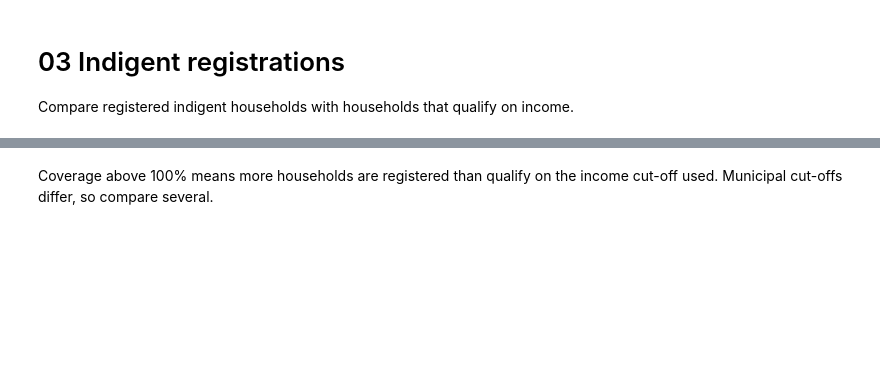
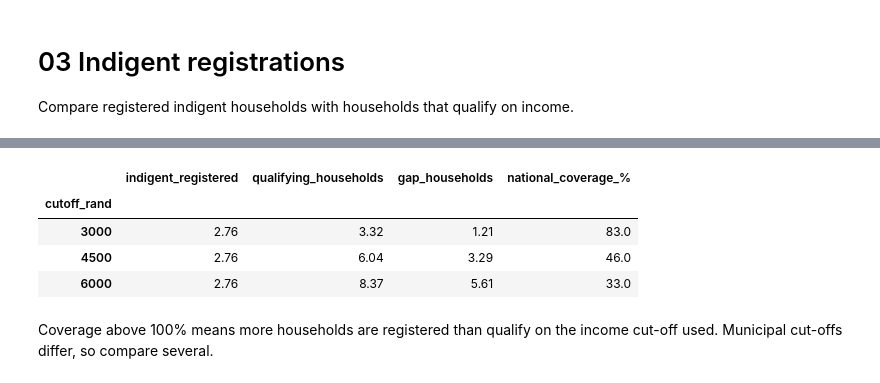
Before and after one commit to mmjmokoena-sketch/sa-electricity-nonpayment, a Jupyter notebook: projects/a_who_pays/notebooks/03_indigent_registrations.ipynb, the cells around one changed output, grey strips where cells are left out. Cells and saved outputs as stored; diff of their text form; code cells hidden in the pictures; blank space fills up the shorter version.

Commit message:
Complete notebook 03 with answers

```diff
--- a/projects/a_who_pays/notebooks/03_indigent_registrations.ipynb
+++ b/projects/a_who_pays/notebooks/03_indigent_registrations.ipynb
@@ -28,3 +52,16 @@ cov
+# %%
+# Numbers used in the answers: national totals at each income cut-off
+summary = (cov.groupby("cutoff_rand")[["indigent_registered", "qualifying_households", "gap_households"]]
+              .sum())
+summary["national_coverage_%"] = (summary["indigent_registered"] / summary["qualifying_households"] * 100).round(0)
+(summary[["indigent_registered", "qualifying_households", "gap_households"]] / 1e6).round(2).join(
+    summary["national_coverage_%"])
+# %% [output]
+|  | indigent_registered | qualifying_households | gap_households | national_coverage_% |
+| cutoff_rand |  |  |  |  |
+| 3000 | 2.76 | 3.32 | 1.21 | 83.0 |
+| 4500 | 2.76 | 6.04 | 3.29 | 46.0 |
+| 6000 | 2.76 | 8.37 | 5.61 | 33.0 |
 # %% [markdown]
 Coverage above 100% means more households are registered than qualify on the income cut-off used. Municipal cut-offs differ, so compare several.
 # %%
```
Also changed, not shown: parts of 8 cells of this notebook, 1 other file.
